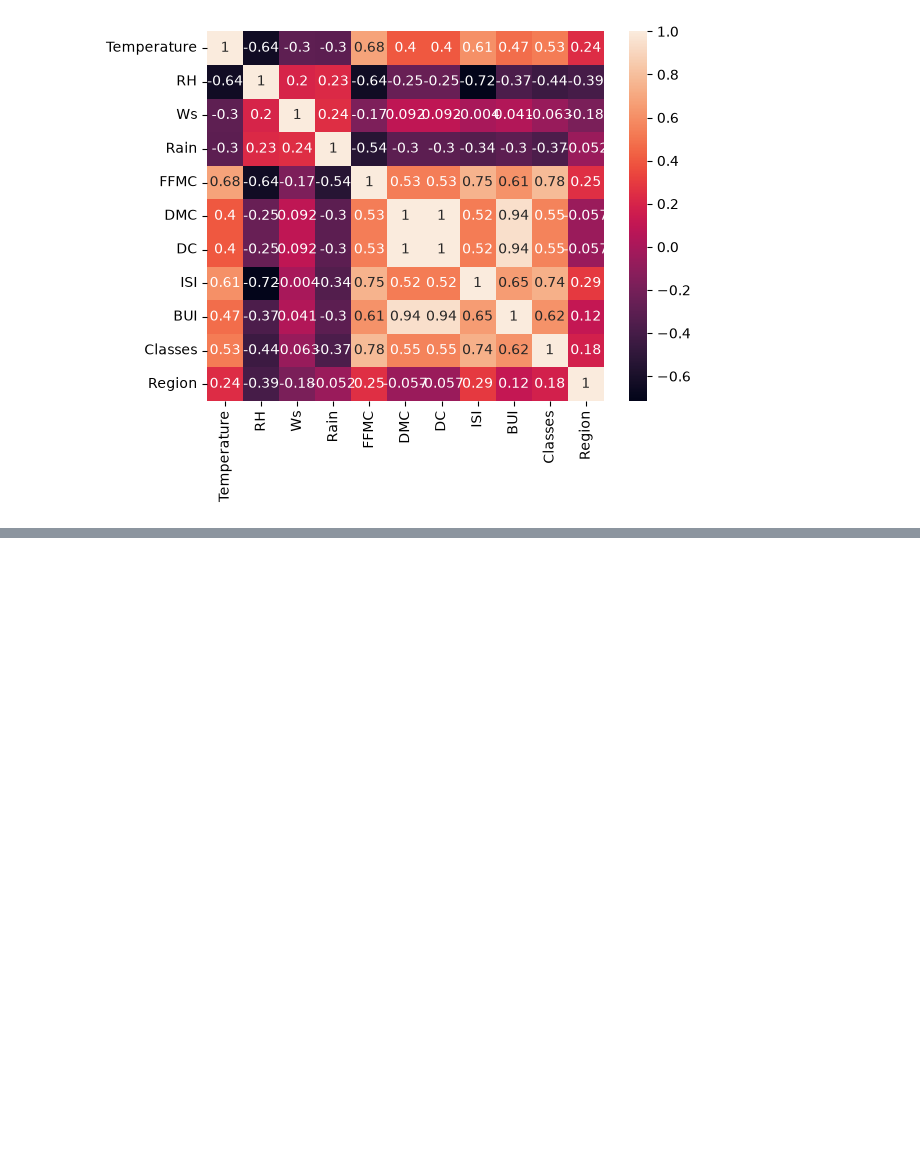
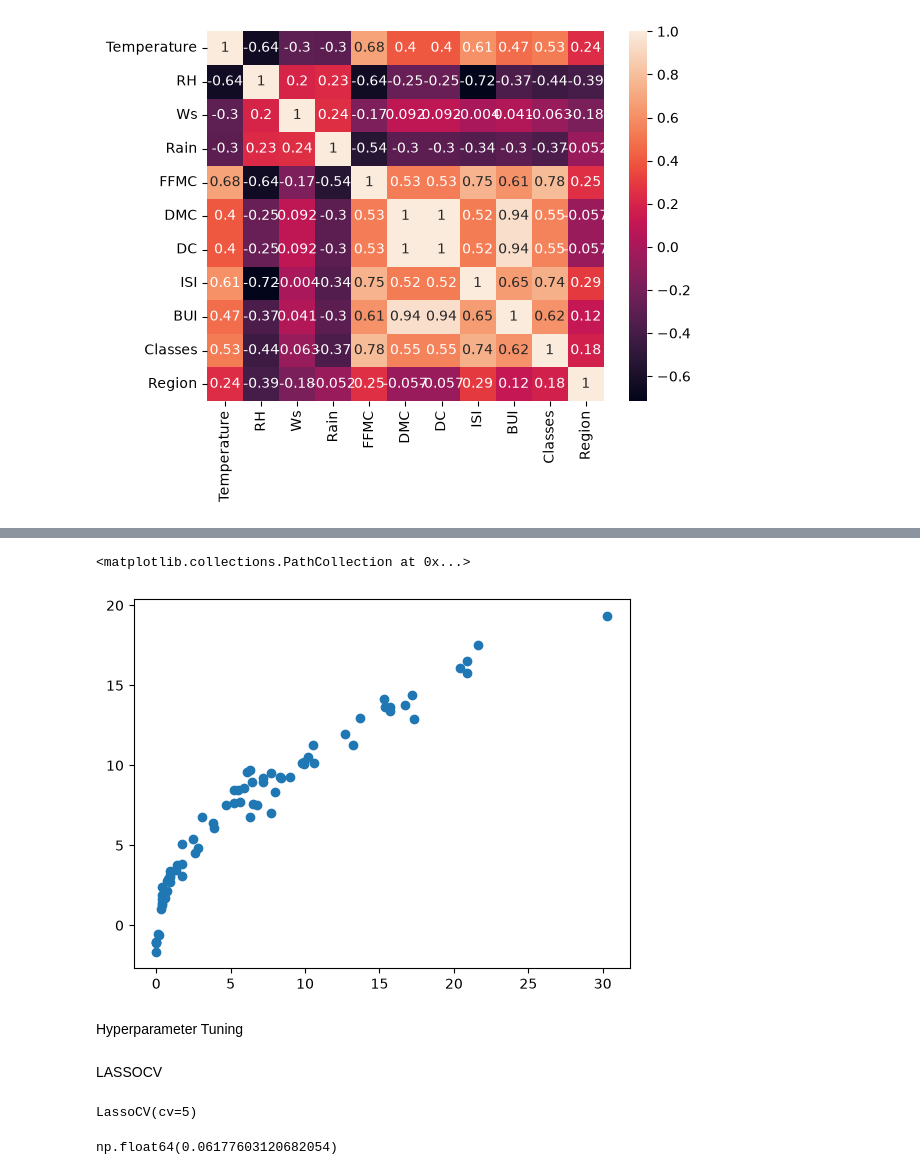
Before and after one commit to aryanchauhan0276/Machine-Learning-Practice, a Jupyter notebook: Supervised Learning/Ridge&Lasso/ModelTraning.ipynb, the cells around one changed output, grey strips where cells are left out. Saved outputs shown, nothing was run; the diff lists cells and outputs as text; code cells hidden in the pictures; blank space fills up the shorter version.

```diff
--- a/Supervised Learning/Ridge&Lasso/ModelTraning.ipynb
+++ b/Supervised Learning/Ridge&Lasso/ModelTraning.ipynb
@@ -75,0 +156,5 @@ X_test=Scale.transform(X_test)
+# %%
+ElasticNet=ElasticNet()
+# %%
+ElasticNet.fit(X_train,Y_train)
+y_pred_E=ElasticNet.predict(X_test)
@@ -75,0 +172,9 @@ X_test=Scale.transform(X_test)
+# %%
+plt.scatter(Y_test,y_pred_E)
+# %% [output]
+<matplotlib.collections.PathCollection at 0x...>
+[figure, added]
+# %% [markdown]
+Hyperparameter Tuning
+# %% [markdown]
+LASSOCV
@@ -75,0 +185,4 @@ X_test=Scale.transform(X_test)
+# %%
+CV.fit(X_train,Y_train)
+# %% [output]
+LassoCV(cv=5)
@@ -75,0 +191,4 @@ X_test=Scale.transform(X_test)
+# %%
+CV.alpha_
+# %% [output]
+np.float64(0.06177603120682054)
```
Also changed, not shown: parts of 36 cells of this notebook.
